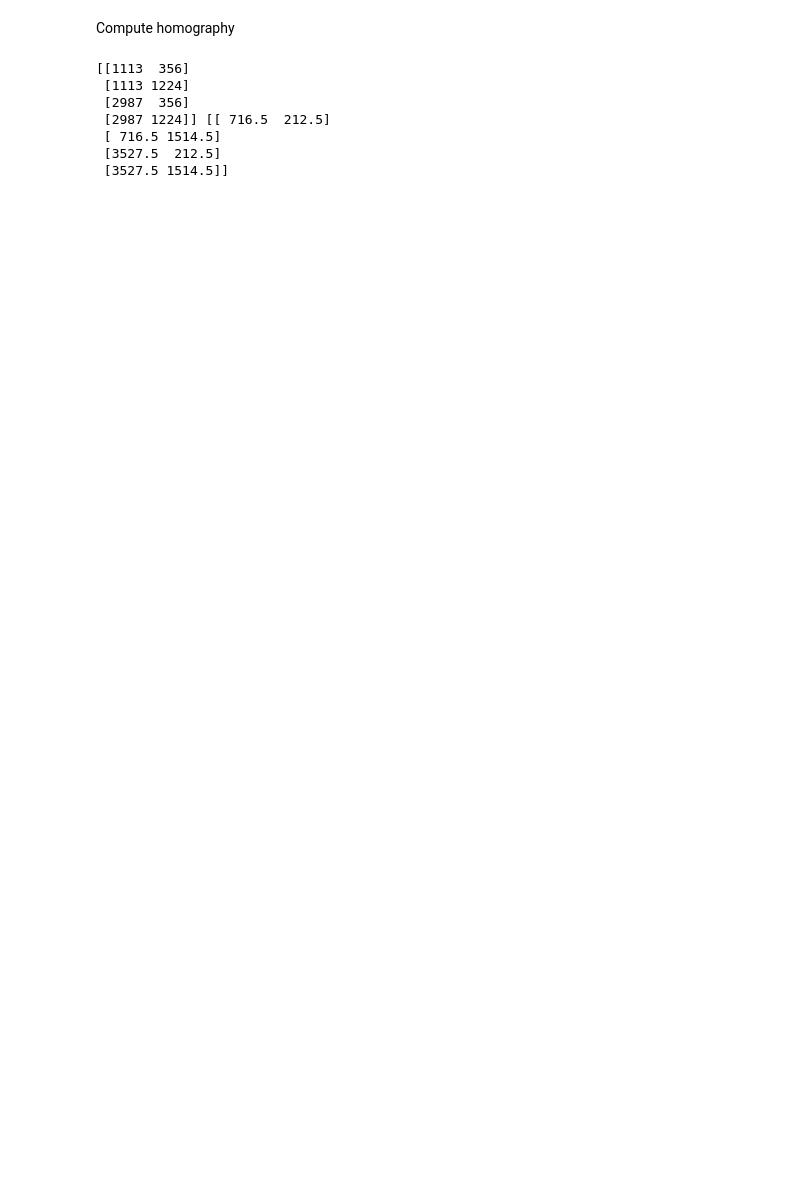
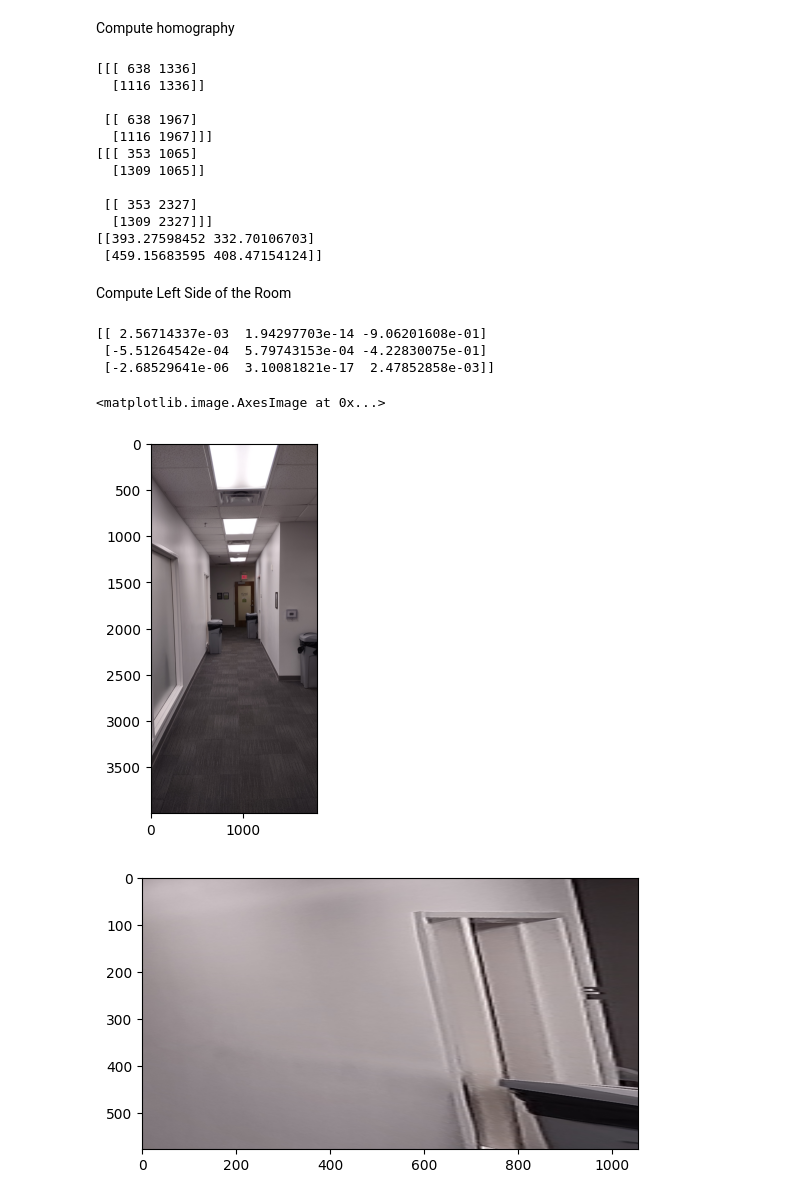
Before and after one commit to AnimeHiyoko/CS-445-Final-Project, a Jupyter notebook: Final_Project.ipynb, the cells around one changed output. Drawn from its saved outputs; the diff is of its cells as text; code cells hidden in the pictures; blank space fills up the shorter version.

```diff
--- a/Final_Project.ipynb
+++ b/Final_Project.ipynb
@@ -81,19 +86,40 @@ Compute homography
 # %%
 # compute points for floor
 # extend line
-alpha = 1.5 # TODO calculate depth of close_box from alpha
-close_box = vp * (1- alpha) + box * alpha
+alpha = 2 # TODO calculate depth of close_box from alpha
+close_box = vp * (1 - alpha) + box * alpha
+
+# length
+box_lengths = la.norm(close_box - box, axis=-1)
 
 # this will take all the box coordinates and stretch them out
 # which basically draws a wall parallel to the back wall that is closer to you
-print(box, close_box)
+print(box)
+print(close_box)
+print(box_lengths)
+
+left_box = np.stack([close_box[:,0], box[:,0]], axis=1)
+right_box = np.stack([box[:,1], close_box[:, 1]], axis=1)
+top_box = np.stack([close_box[0,:], box[0,:]], axis=0)
+bottom_box = np.stack([box[1,:], close_box[1,:]], axis=0)
+
 
 # fov = 2 * np.arctan(depth/(2 * focal_length_mm)) # angle
+
+tan_fov = (aperture_diameter_mm/2) / focal_length_mm
+camera_height = 1 # TODO I think we have to do this
+hidden_depth = 1/tan_fov * camera_height
+visible_depth = depth - hidden_depth
 # %% [output]
-[[1113  356]
- [1113 1224]
- [2987  356]
- [2987 1224]] [[ 716.5  212.5]
- [ 716.5 1514.5]
- [3527.5  212.5]
- [3527.5 1514.5]]
+[[[ 638 1336]
+  [1116 1336]]
+
+ [[ 638 1967]
+  [1116 1967]]]
+[[[ 353 1065]
+  [1309 1065]]
+
+ [[ 353 2327]
+  [1309 2327]]]
+[[393.27598452 332.70106703]
+ [459.15683595 408.47154124]]
@@ -141,0 +192,34 @@ def computeHomography(pts1, pts2,normalization_func=None):
+# %% [markdown]
+Compute Left Side of the Room
+# %%
+# Compute Left
+
+width = int(width_box)
+
+H = computeHomography(left_box[0], left_box[1], width, 2 * width)
+print(H)
+
+plt.figure()
+plt.imshow(image_rgb)
+
+
+projectedWidth = 2 * width + 100
+projectedHeight = width + 100
+Tr = np.array([[1, 0, 0], [0, 1, 0], [0, 0, 1]]).astype('float32')
+
+# TO DO: warp and blend the two images
+# images location
+# Load an color image in grayscale
+projIm1 = cv2.warpPerspective(image_rgb,
+							  Tr@H,
+							  (projectedWidth,
+		  					   projectedHeight))
+plt.figure()
+plt.imshow(projIm1)
+# %% [output]
+[[ 2.56714337e-03  1.94297703e-14 -9.06201608e-01]
+ [-5.51264542e-04  5.79743153e-04 -4.22830075e-01]
+ [-2.68529641e-06  3.10081821e-17  2.47852858e-03]]
+<matplotlib.image.AxesImage at 0x...>
+[figure, added]
+[figure, added]
```
Also changed, not shown: parts of 12 cells of this notebook, 1 other file.
